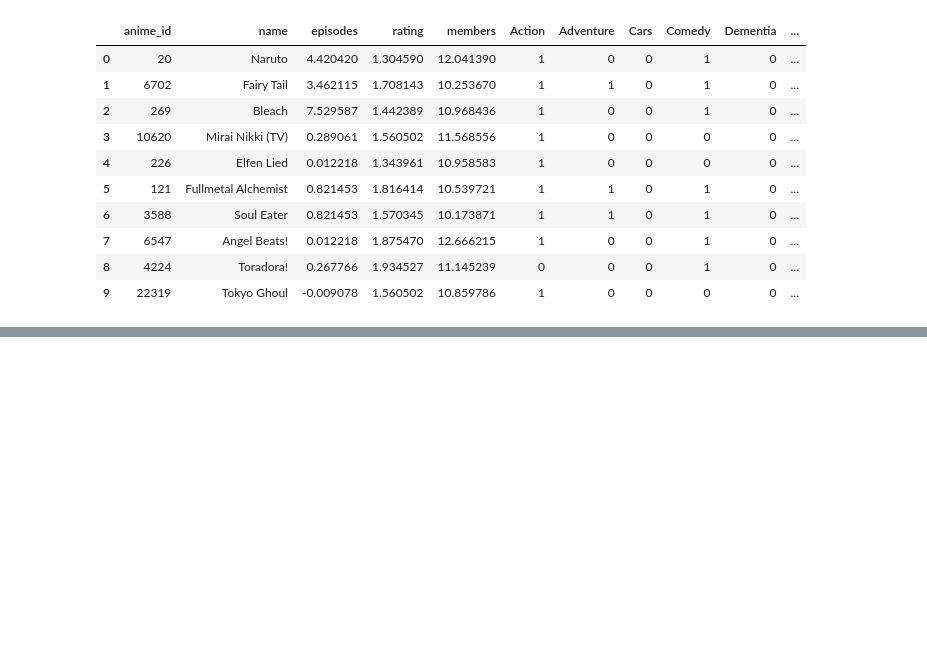
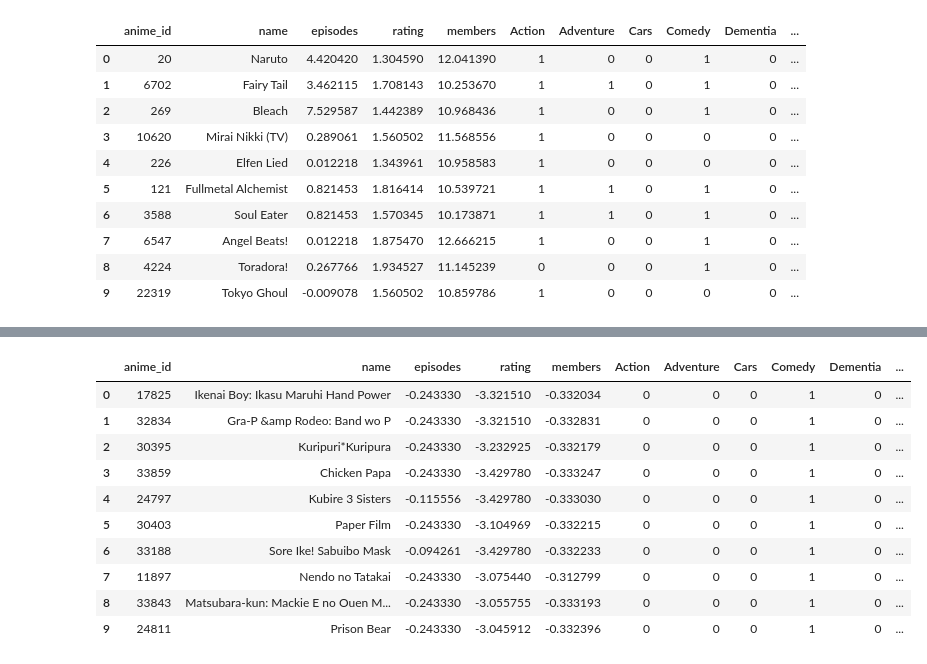
Before and after one commit to AIDecisions/capstone_project, a Jupyter notebook: Madden_work/project4/anime_recommeder_app.ipynb, the cells around one changed output, grey strips where cells are left out. Saved outputs shown, nothing was run; the diff lists cells and outputs as text; code cells hidden in the pictures; blank space fills up the shorter version.

Commit message:
scaler_issue

```diff
--- a/Madden_work/project4/anime_recommeder_app.ipynb
+++ b/Madden_work/project4/anime_recommeder_app.ipynb
@@ -761,0 +716,98 @@ pd.DataFrame(response)
+# %%
+def make_recommendation(anime_length, anime_name=None, genres=None):
+    # Load the dataset
+    df = pd.read_csv("anime_ml.csv")
+
+    # Remove any rows with missing values and reset the index
+    df = df.dropna(how="any").reset_index(drop=True)
+
+    # Update the column name if necessary
+    df.rename(columns={'Music.1': 'Music'}, inplace=True)
+
+    # Remove duplicate anime based on name
+    df = df.drop_duplicates(subset=["name"]).reset_index(drop=True)
+
+    # Define the columns for metadata and features
+    meta_cols = ["anime_id", "name"]
+    feature_cols = ['episodes', 'rating', 'members'] + genres if genres else []  # Include genres if provided
+
+    # Preprocessing for numeric features
+    numeric_transformer = Pipeline(steps=[
+        ('imputer', SimpleImputer(strategy='mean')),
+        ('scaler', StandardScaler())
+    ])
+
+    # Combine all preprocessing steps
+    preprocessor = ColumnTransformer(
+        transformers=[
+            ('num', numeric_transformer, ['episodes', 'rating', 'members'])
+        ]
+    )
+
+    # Determine which anime to base recommendations on
+    if anime_name:
+        anime_match = df.loc[df.name == anime_name]
+        if anime_match.empty:
+            raise ValueError(f"Anime '{anime_name}' not found.")
+        anime_id = anime_match.sort_values(by="rating", ascending=False).anime_id.values[0]
+    else:
+        # Randomly select an anime if no name is provided
+        anime_id = random.choice(df['anime_id'].values)
+
+    # Filter for the specified genres
+    if genres:
+        genre_filter = df[genres].sum(axis=1) > 0  # Keep rows where at least one genre is present
+        filtered_df = df[genre_filter]
+    else:
+        filtered_df = df
+
+    # If no anime matches the genres, raise an error
+    if filtered_df.empty:
+        raise ValueError(f"No anime found for genres: {', '.join(genres)}")
+
+    # Prepare the feature matrix for the Nearest Neighbors model
+    X = filtered_df[feature_cols]  # Select the feature columns
+    X_preprocessed = preprocessor.fit_transform(X)  # Fit and transform the feature matrix
+
+    # Initialize and fit the Nearest Neighbors model
+    k = anime_length
+    model1 = NearestNeighbors(n_neighbors=k, metric="manhattan")
+    model1.fit(X_preprocessed)
+
+    # Extract features of the selected anime
+    anime_features = df.loc[df.anime_id == anime_id, feature_cols]
+    anime_features_preprocessed = preprocessor.transform(anime_features)
+
+    # Find the nearest neighbors
+    distances, indices = model1.kneighbors(anime_features_preprocessed)
+
+    # Retrieve the metadata of the recommended animes
+    animes = filtered_df.iloc[indices[0]]
+    animes["distance"] = distances[0]  # Add distances to the DataFrame
+
+    # Filter the columns for the final output
+    animes = animes.sort_values(by="distance")  # Sort by distance
+
+    # Return the recommended animes as a list of dictionaries
+    return animes.to_dict(orient="records")
+
+# Example usage
+anime_length = 10
+genres = ["Comedy"]  # Specify the genres you want to filter by
+
+response = make_recommendation(anime_length, genres=genres)
+
+# To test
+pd.DataFrame(response)
+# %% [output]
+|  | anime_id | name | episodes | rating | members | Action | Adventure | Cars | Comedy | Dementia | ... |
+| 0 | 17825 | Ikenai Boy: Ikasu Maruhi Hand Power | -0.243330 | -3.321510 | -0.332034 | 0 | 0 | 0 | 1 | 0 | ... |
+| 1 | 32834 | Gra-P &amp Rodeo: Band wo P | -0.243330 | -3.321510 | -0.332831 | 0 | 0 | 0 | 1 | 0 | ... |
+| 2 | 30395 | Kuripuri*Kuripura | -0.243330 | -3.232925 | -0.332179 | 0 | 0 | 0 | 1 | 0 | ... |
+| 3 | 33859 | Chicken Papa | -0.243330 | -3.429780 | -0.333247 | 0 | 0 | 0 | 1 | 0 | ... |
+| 4 | 24797 | Kubire 3 Sisters | -0.115556 | -3.429780 | -0.333030 | 0 | 0 | 0 | 1 | 0 | ... |
+| 5 | 30403 | Paper Film | -0.243330 | -3.104969 | -0.332215 | 0 | 0 | 0 | 1 | 0 | ... |
+| 6 | 33188 | Sore Ike! Sabuibo Mask | -0.094261 | -3.429780 | -0.332233 | 0 | 0 | 0 | 1 | 0 | ... |
+| 7 | 11897 | Nendo no Tatakai | -0.243330 | -3.075440 | -0.312799 | 0 | 0 | 0 | 1 | 0 | ... |
+| 8 | 33843 | Matsubara-kun: Mackie E no Ouen M... | -0.243330 | -3.055755 | -0.333193 | 0 | 0 | 0 | 1 | 0 | ... |
+| 9 | 24811 | Prison Bear | -0.243330 | -3.045912 | -0.332396 | 0 | 0 | 0 | 1 | 0 | ... |
```
Also changed, not shown: parts of 15 cells of this notebook.
